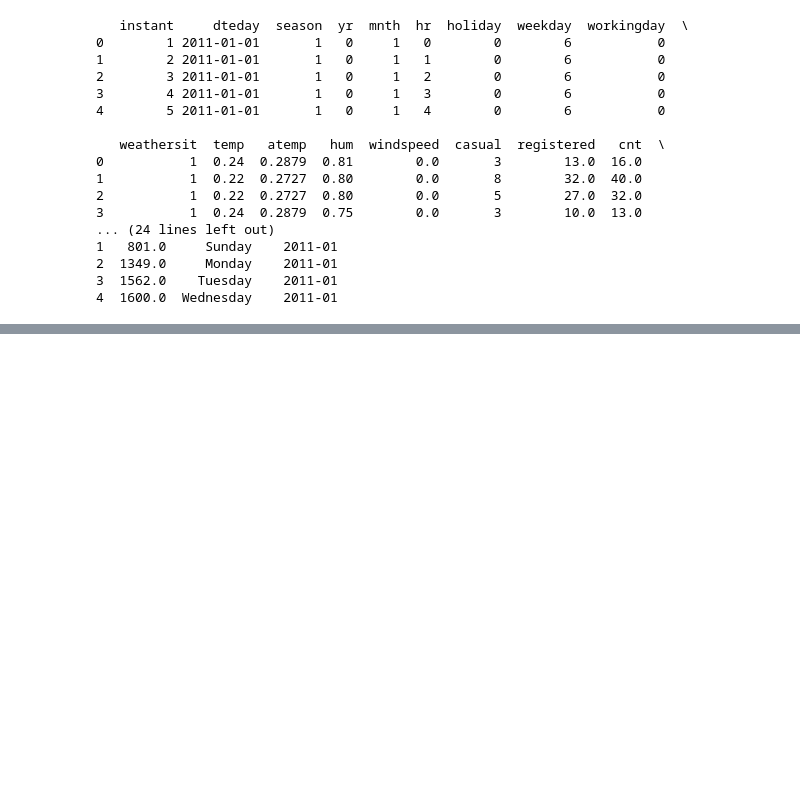
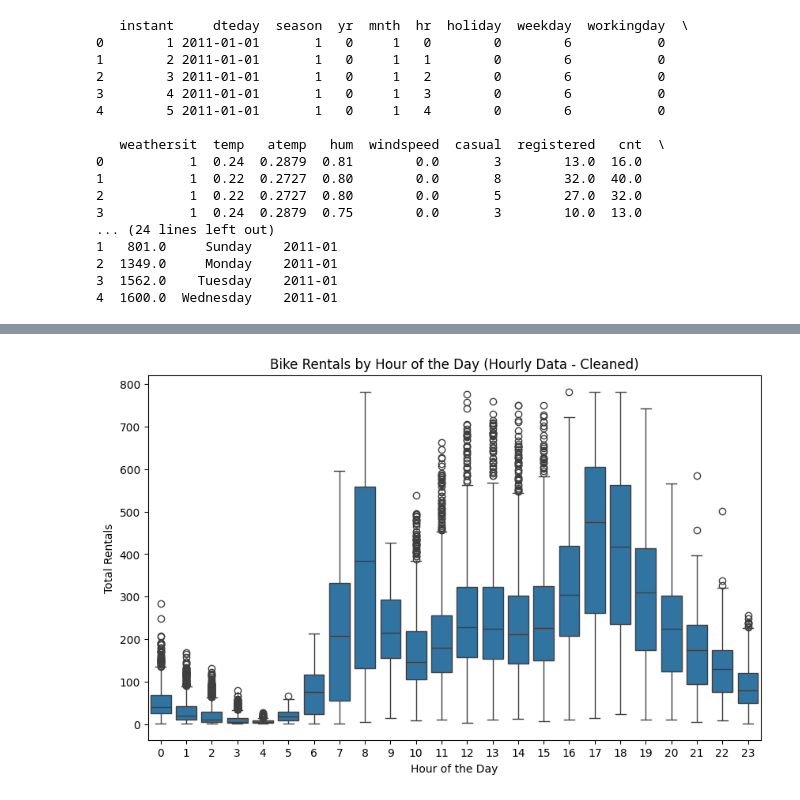
Before and after one commit to farismnrr/data_analyst_bike_sharing, a Jupyter notebook: bike_sharing.ipynb, the cells around one changed output, grey strips where cells are left out. Saved outputs shown, nothing was run; the diff lists cells and outputs as text; code cells hidden in the pictures; blank space fills up the shorter version.

```diff
--- a/bike_sharing.ipynb
+++ b/bike_sharing.ipynb
@@ -413,0 +571,10 @@ print(daily_data_cleaned.head())
+# %%
+# Boxplot to show the distribution of rentals for each hour of the day.
+plt.figure(figsize=(10, 6))
+sns.boxplot(data=hourly_data_cleaned, x='hr', y='cnt')
+plt.title('Bike Rentals by Hour of the Day (Hourly Data - Cleaned)')
+plt.xlabel('Hour of the Day')
+plt.ylabel('Total Rentals')
+plt.show()
+# %% [output]
+[figure, added]
```
Also changed, not shown: parts of 74 cells of this notebook.
